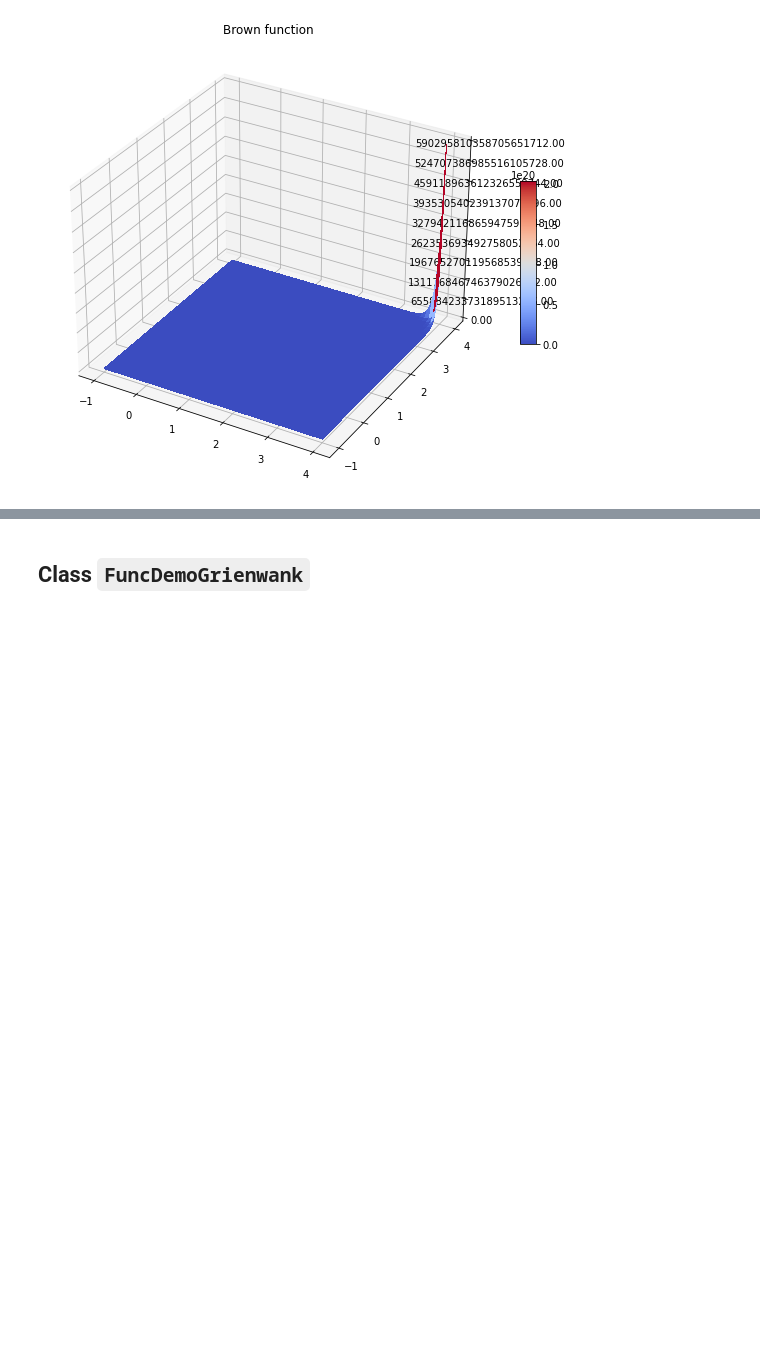
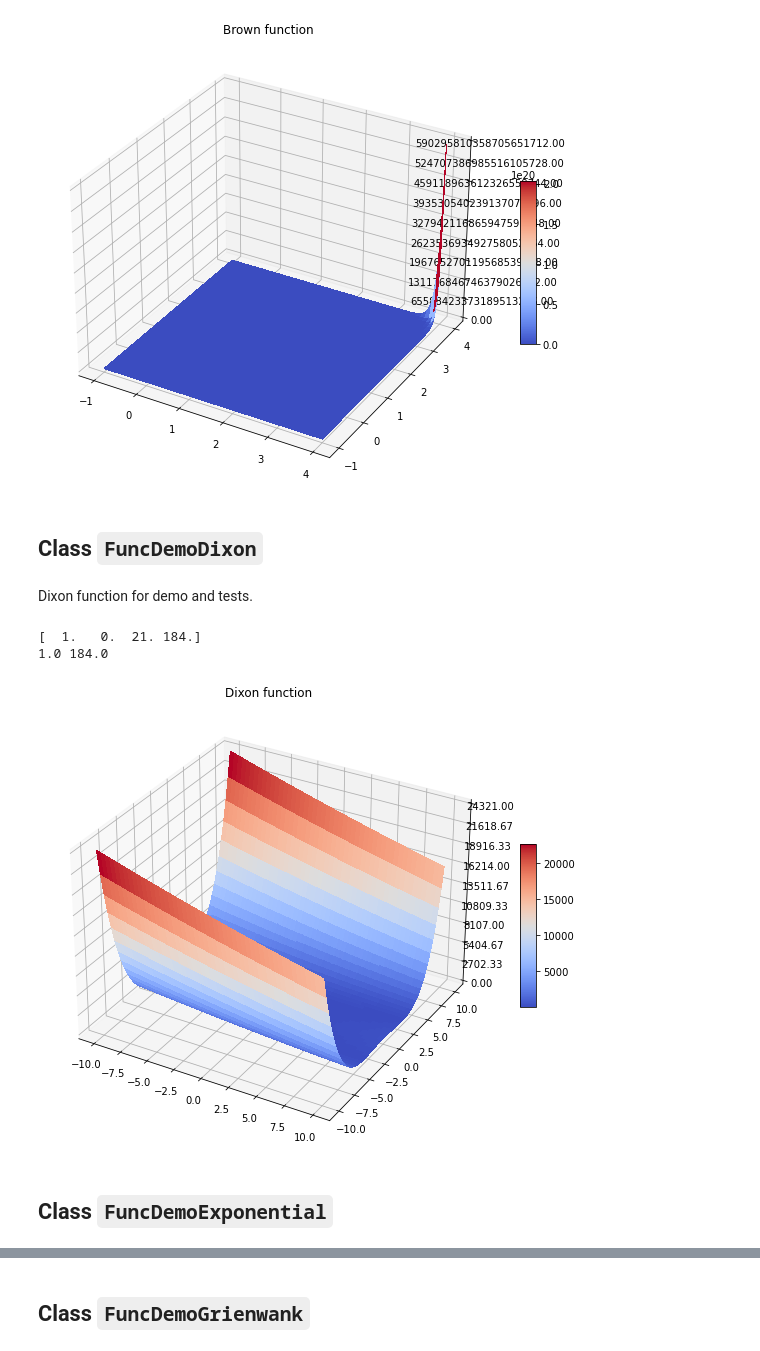
Before and after one commit to AndreiChertkov/teneva, a Jupyter notebook: demo/func_demo.ipynb, the cells around one changed output, grey strips where cells are left out. Drawn from its saved outputs; the diff is of its cells as text; code cells hidden in the pictures; blank space fills up the shorter version.

```diff
--- a/demo/func_demo.ipynb
+++ b/demo/func_demo.ipynb
@@ -81,3 +106,26 @@ print(Func.get_f_poi(X[0]), Func.get_f_poi(X[-1]))
 teneva.FuncDemoBrown(d=2).plot()
 # %% [output]
 [figure]
+# %% [markdown]
+## Class `FuncDemoDixon`
+# %% [markdown]
+Dixon function for demo and tests.
+# %%
+X = np.array([
+    [0., 0., 0.],
+    [1., 1., 1.],
+    [2., 2., 2.],
+    [3., 3., 3.],
+])
+Func = teneva.FuncDemoDixon(d=X.shape[1])
+print(Func.get_f_poi(X))
+print(Func.get_f_poi(X[0]), Func.get_f_poi(X[-1]))
+# %% [output]
+[  1.   0.  21. 184.]
+1.0 184.0
+# %%
+teneva.FuncDemoDixon(d=2).plot()
+# %% [output]
+[figure, added]
+# %% [markdown]
+## Class `FuncDemoExponential`
```
Also changed, not shown: parts of 12 cells of this notebook, 10 other files.
